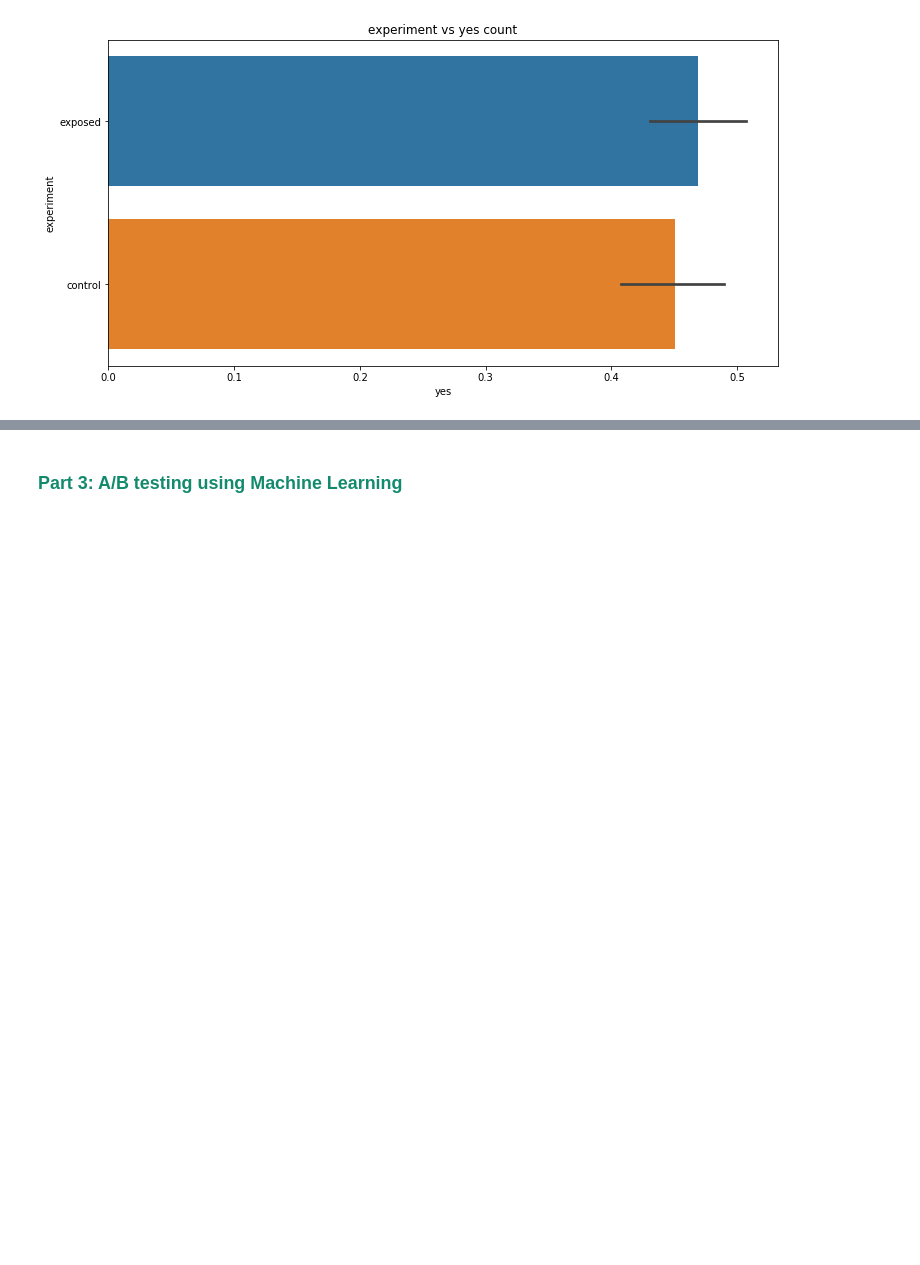
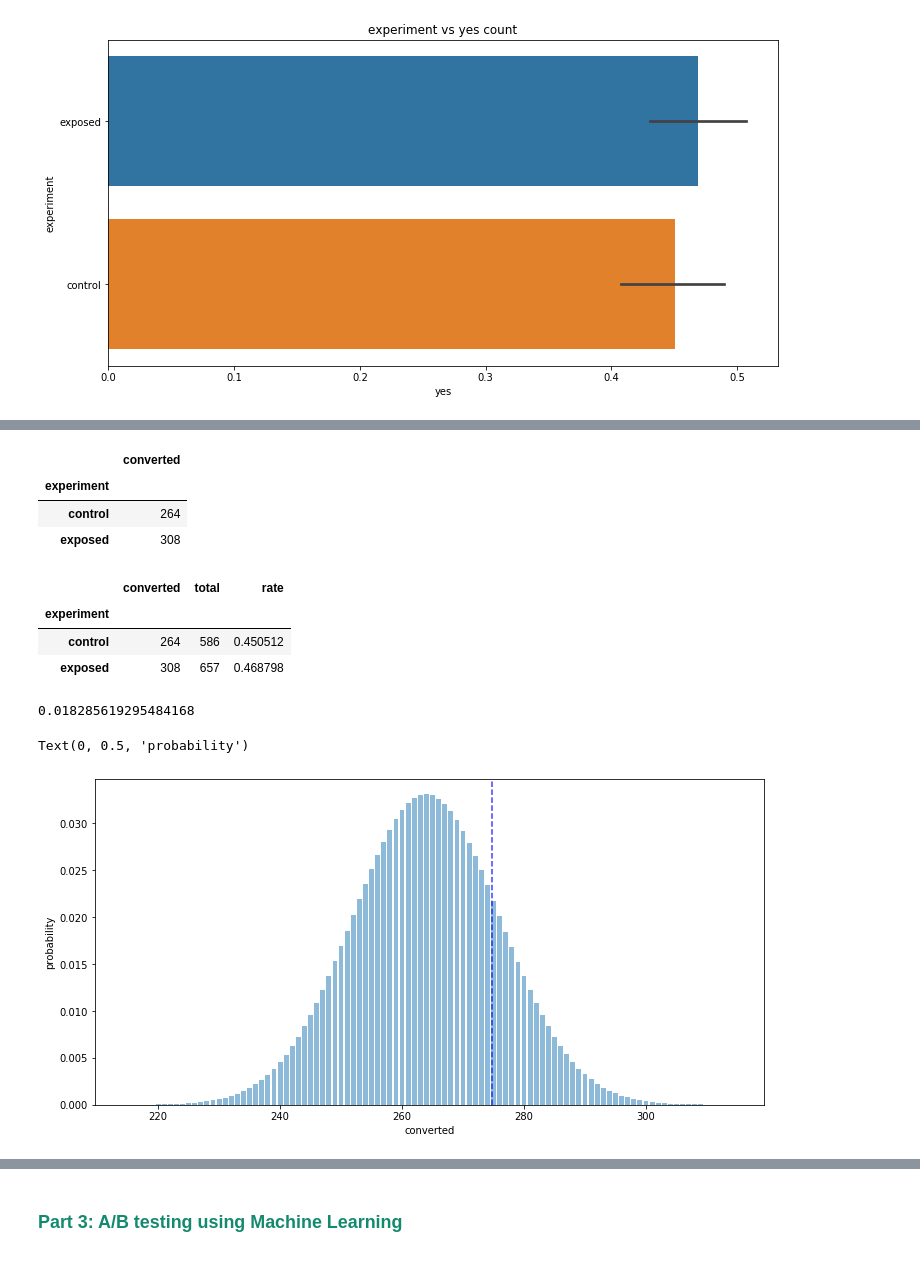
Before and after one commit to dev-biniyam/10_academy, a Jupyter notebook: week4/Ad campaign performance .ipynb, the cells around one changed output, grey strips where cells are left out. Saved outputs shown, nothing was run; the diff lists cells and outputs as text; code cells hidden in the pictures; blank space fills up the shorter version.

```diff
--- a/week4/Ad campaign performance .ipynb
+++ b/week4/Ad campaign performance .ipynb
@@ -181,4 +175,6 @@ bar_plot('experiment')
 # %%
+#subset of users with id and group only
 users = pd.DataFrame(data = responded[["auction_id", "experiment"]])
-users["converted"] = active.yes
+#add a column fot the response
+users["converted"] = responded.yes
 users.head(4)
@@ -192,28 +191,46 @@ control[control.converted==1].count()/control.count()*100
 # %%
+#pivot table to get the sum of converted users in each group
 summary = users.pivot_table(values='converted', index='experiment', aggfunc=np.sum)
 summary
+# %% [output]
+|  | converted |
+| experiment |  |
+| control | 264 |
+| exposed | 308 |
 # %%
 # add additional columns to the pivot table
 summary['total'] = users.pivot_table(values='converted', index='experiment', aggfunc=lambda x: len(x))
 summary['rate'] = users.pivot_table(values='converted', index='experiment')
 # %%
 summary
+# %% [output]
+|  | converted | total | rate |
+| experiment |  |  |  |
+| control | 264 | 586 | 0.450512 |
+| exposed | 308 | 657 | 0.468798 |
+# %%
+control_converted = summary['converted'][0]
+control_total = summary['total'][0]
+control_rate = summary['rate'][0]
+
+exposed_converted = summary['converted'][1]
+exposed_total = summary['total'][1]
+exposed_rate = summary['rate'][1]
+
+rate_difference = exposed_rate-control_rate
+rate_difference
+# %% [output]
+0.018285619295484168
 # %%
-A_converted = summary.iloc[0,0]
-A_total = summary.iloc[0,1]
-A_cr = summary.iloc[0,2]
-
-B_converted = summary.iloc[1,0]
-B_total = summary.iloc[1,1]
-B_cr = summary.iloc[1,2]
 
 
 fig, ax = plt.subplots(figsize=(12,6))
 x = np.linspace(summary.iloc[0,0]-49, summary.iloc[0,0]+50, 100)
-y = scs.binom(A_total, A_cr).pmf(x)
-z = scs.binom(B_total, B_cr).pmf(x)
+y = scs.binom(control_total, control_rate).pmf(x)
 ax.bar(x, y, alpha=0.5)
-ax.bar(x, z, alpha=0.5)
-ax.axvline(x=B_cr * A_total, c='blue', alpha=0.75, linestyle='--')
+ax.axvline(x=exposed_rate * A_total, c='blue', alpha=0.75, linestyle='--')
 plt.xlabel('converted')
 plt.ylabel('probability')
+# %% [output]
+Text(0, 0.5, 'probability')
+[figure, added]
```
Also changed, not shown: parts of 18 cells of this notebook.
